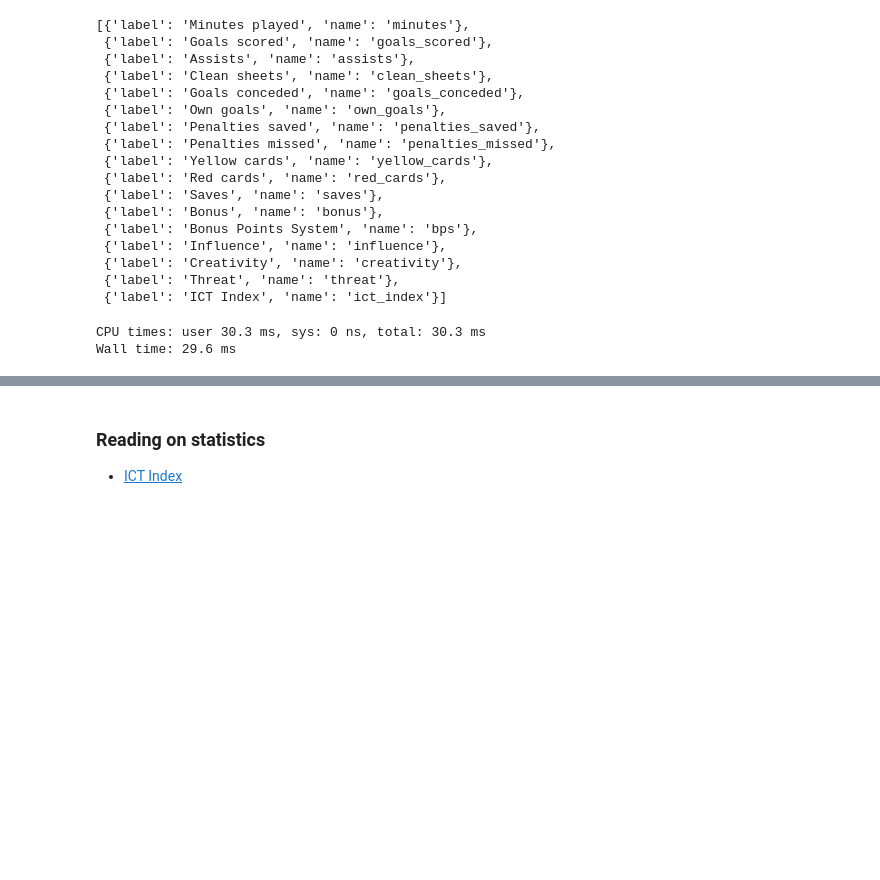
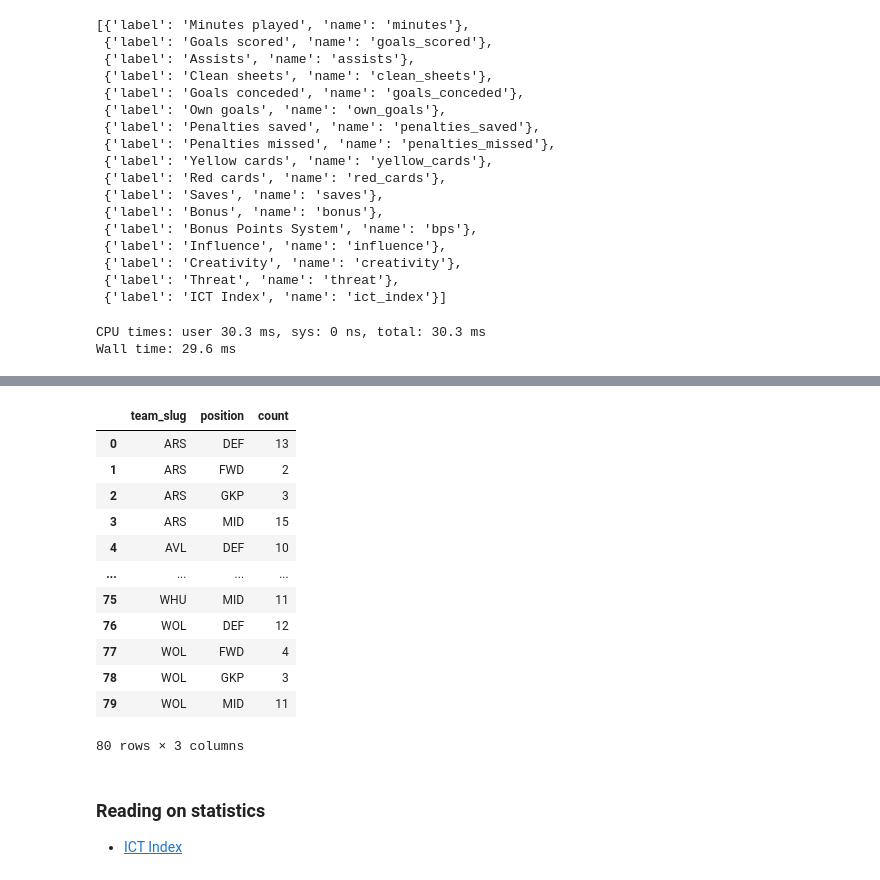
Before and after one commit to pratos/fpl-stats, a Jupyter notebook: src/notebooks/data-sources-combined.ipynb, the cells around one changed output, grey strips where cells are left out. Saved outputs shown, nothing was run; the diff lists cells and outputs as text; code cells hidden in the pictures; blank space fills up the shorter version.

```diff
--- a/src/notebooks/data-sources-combined.ipynb
+++ b/src/notebooks/data-sources-combined.ipynb
@@ -709,3 +725,20 @@ fpl_player_stats_df.to_csv(FPL_DATA / f"{t_now}.csv")
+# %%
+fpl_player_stats_df.groupby(["team_slug", "position"])["player_id"].count().reset_index().rename(
+    columns={'player_id': 'count'})
+# %% [output]
+|  | team_slug | position | count |
+| 0 | ARS | DEF | 13 |
+| 1 | ARS | FWD | 2 |
+| 2 | ARS | GKP | 3 |
+| 3 | ARS | MID | 15 |
+| 4 | AVL | DEF | 10 |
+| ... | ... | ... | ... |
+| 75 | WHU | MID | 11 |
+| 76 | WOL | DEF | 12 |
+| 77 | WOL | FWD | 4 |
+| 78 | WOL | GKP | 3 |
+| 79 | WOL | MID | 11 |
+80 rows × 3 columns
 # %% [markdown]
 ### Reading on statistics
 
```
Also changed, not shown: parts of 6 cells of this notebook.
